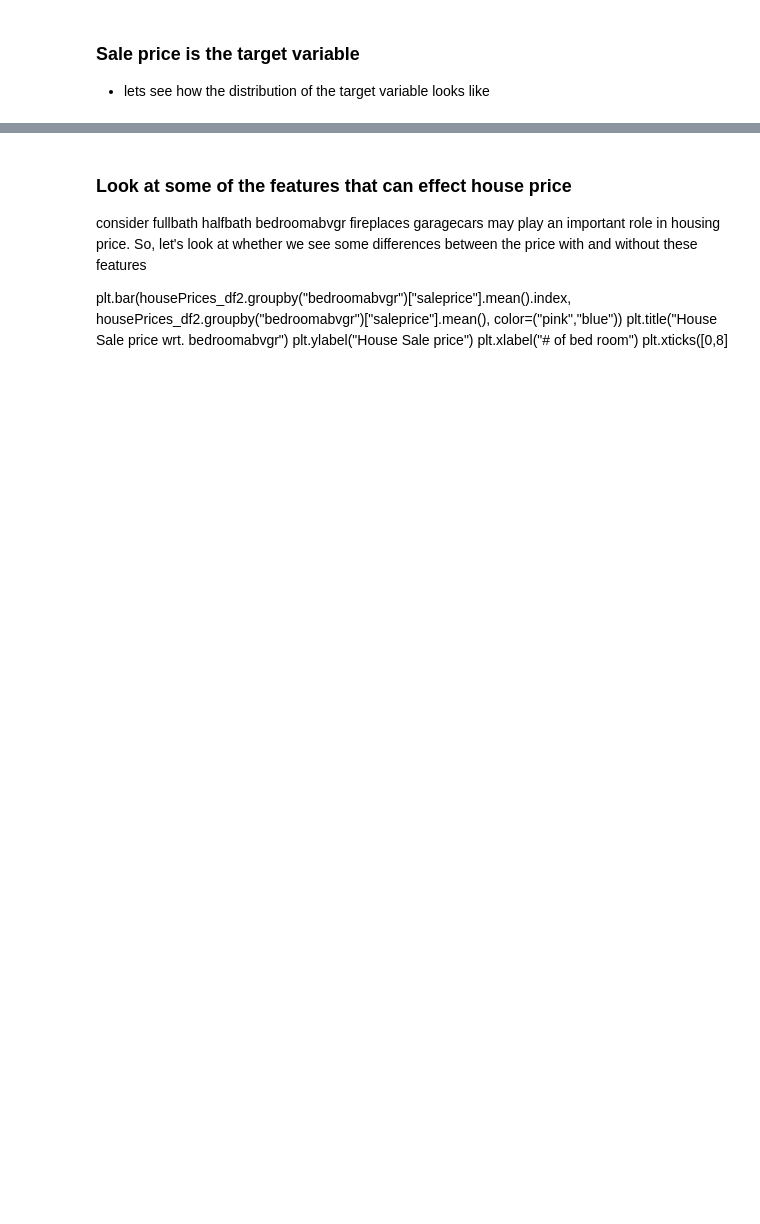
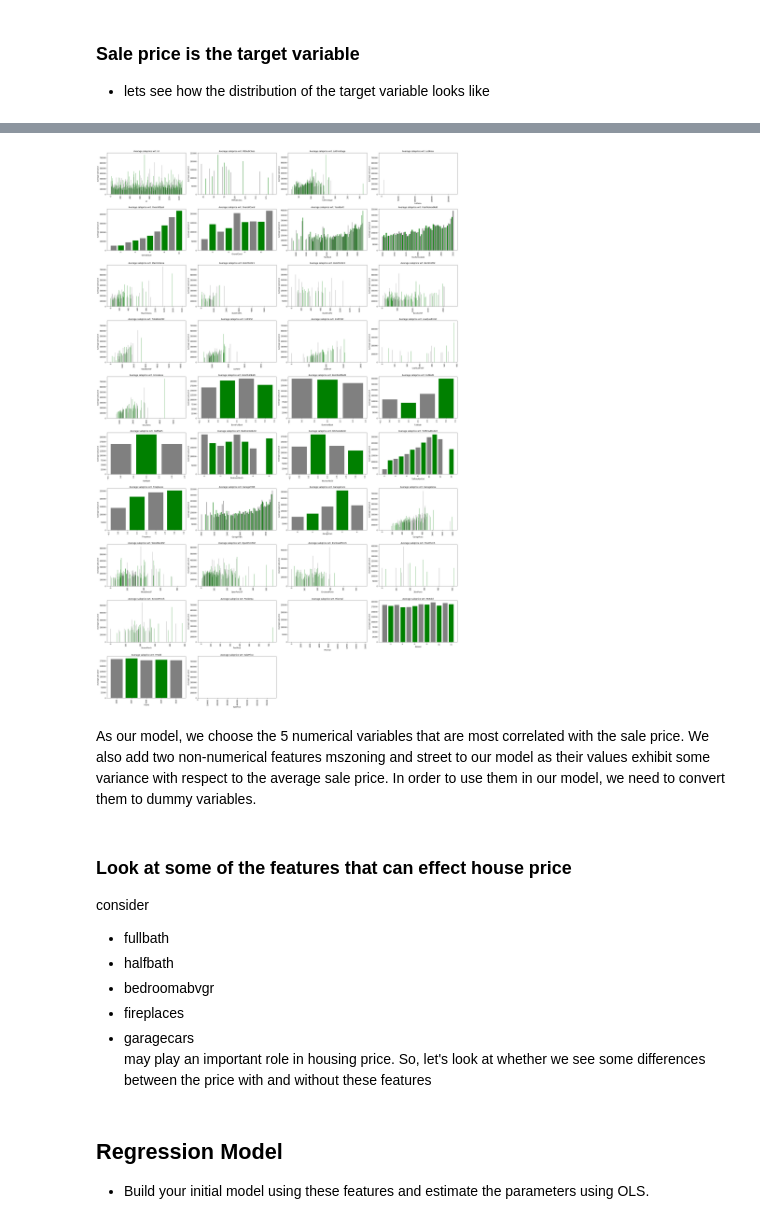
Before and after one commit to tparveen/TF-DataScience, a Jupyter notebook: 18-Supervised_learning_Regression_problems/18-2-Drill-OLS-ordinary-least-squares.ipynb, the cells around one changed output, grey strips where cells are left out. Cells and saved outputs as stored; diff of their text form; code cells hidden in the pictures; blank space fills up the shorter version.

```diff
--- a/18-Supervised_learning_Regression_problems/18-2-Drill-OLS-ordinary-least-squares.ipynb
+++ b/18-Supervised_learning_Regression_problems/18-2-Drill-OLS-ordinary-least-squares.ipynb
@@ -80,0 +132,4 @@ SaleCondition: Condition of sale
+# %%
+numeric_columns = housePrices_df.select_dtypes(['int64', 'float64']).columns
+print(numeric_columns)
+print("The number of numerical columns is {}".format(len(numeric_columns)))
@@ -145,0 +216,18 @@ plt.show()
+# %%
+plt.figure(figsize=(30,50))
+
+for index, column in enumerate(numeric_columns):
+    plt.subplot(11,4,index+1)
+    plt.bar(housePrices_df.groupby(column)["SalePrice"].mean().index, housePrices_df.groupby(column)["SalePrice"].mean(),
+           color=("grey","green"))
+    plt.title("Average saleprice wrt. {}".format(column))
+    plt.ylabel("Average sale price")
+    plt.xlabel(column)
+    plt.xticks(rotation='vertical')
+
+plt.tight_layout()
+plt.show()
+# %% [output]
+[figure, added]
+# %% [markdown]
+As our model, we choose the 5 numerical variables that are most correlated with the sale price. We also add two non-numerical features mszoning and street to our model as their values exhibit some variance with respect to the average sale price. In order to use them in our model, we need to convert them to dummy variables.
@@ -146,11 +239,9 @@ plt.show()
 # %% [markdown]
 ### Look at some of the features that can effect house price
-consider fullbath	halfbath	bedroomabvgr	fireplaces	garagecars  may play an important role in housing price. So, let's look at whether we see some differences between the price with and without these features
-
-
-plt.bar(housePrices_df2.groupby("bedroomabvgr")["saleprice"].mean().index, housePrices_df2.groupby("bedroomabvgr")["saleprice"].mean(),
-       color=("pink","blue"))
-plt.title("House Sale price wrt. bedroomabvgr")
-plt.ylabel("House Sale price")
-plt.xlabel("# of bed room")
-plt.xticks([0,8]
+consider
+- fullbath
+- halfbath
+- bedroomabvgr
+- fireplaces
+- garagecars
+may play an important role in housing price. So, let's look at whether we see some differences between the price with and without these features
@@ -156,0 +255,3 @@ plt.xticks([0,8]
+# %% [markdown]
+## Regression Model
+- Build your initial model using these features and estimate the parameters using OLS.
```
Also changed, not shown: parts of 27 cells of this notebook.
